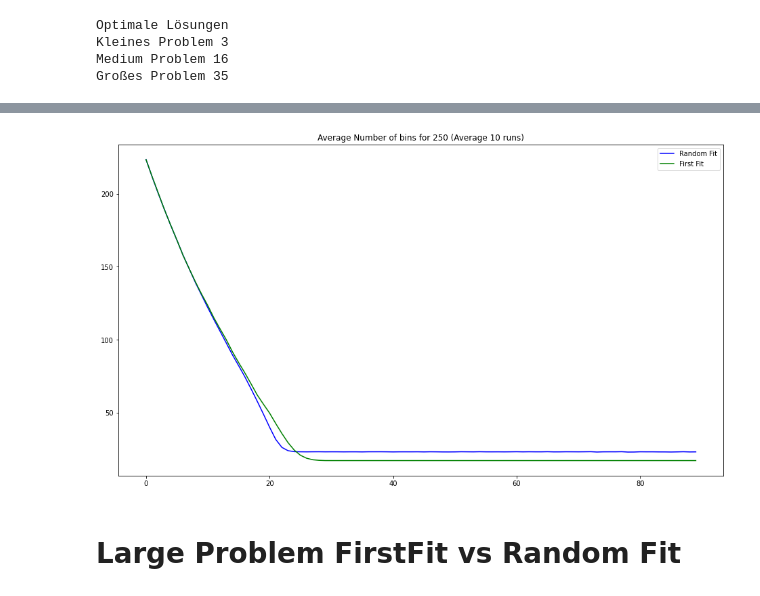
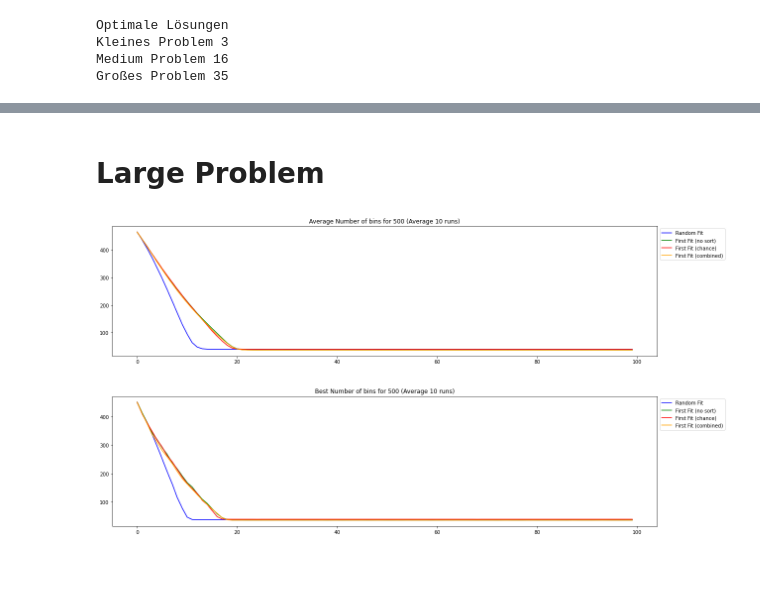
Before and after one commit to schtim/NatureInspiredAlgorithms_Code, a Jupyter notebook: GeneticAlgorithm/TestNotebooks/HeuristicTest.ipynb, the cells around one changed output, grey strips where cells are left out. Cells and saved outputs as stored; diff of their text form; code cells hidden in the pictures; blank space fills up the shorter version.

```diff
--- a/GeneticAlgorithm/TestNotebooks/HeuristicTest.ipynb
+++ b/GeneticAlgorithm/TestNotebooks/HeuristicTest.ipynb
@@ -71,30 +175,65 @@ plt.show()
+# %% [markdown]
+# Large Problem
 # %%
 av_number = 10
-number_generations = 90
+number_generations = 100
+pop_size = 80
+crossover_prob = 0.8
+mutation_prob = 0.05
+fitness_function = 'amount_bins_pow'
+objects = large_objects
+container_vol= large_container[0]
+container_weight= large_container[1]
+amount_obj = len(large_objects)
+
 average_vals_random = np.zeros((av_number, number_generations))
-average_vals_first = np.zeros((av_number, number_generations))
+average_vals_first_no_sort = np.zeros((av_number, number_generations))
+average_vals_first_combined = np.zeros((av_number, number_generations))
+average_vals_first_chance = np.zeros((av_number, number_generations))
+best_vals_random = np.zeros((av_number, number_generations))
+best_vals_first_no_sort = np.zeros((av_number, number_generations))
+best_vals_first_combined = np.zeros((av_number, number_generations))
+best_vals_first_chance = np.zeros((av_number, number_generations))
 
 for index in np.arange(av_number):
-    GA = GeneticAlgorithm(medium_objects, 80, medium_container[0], medium_container[1], 0.8, 0.05, number_generations, 'fill', 'random')
-    _,_, average_vals_random[index], _,_,_ = GA.run()
-    GA = GeneticAlgorithm(medium_objects, 80, medium_container[0], medium_container[1], 0.8, 0.05, number_generations, 'fill', 'first_fit')
-    _,_, average_vals_first[index], _,_,_ = GA.run()
+    GA = GeneticAlgorithm(objects, pop_size, container_vol, container_weight, crossover_prob, mutation_prob, number_generations, fitness_function, 'random')
+    _,_, average_vals_random[index], best_vals_random[index],_,_ = GA.run()
+    GA = GeneticAlgorithm(objects, pop_size, container_vol, container_weight, crossover_prob, mutation_prob, number_generations, fitness_function, 'first_fit', fit_sort = 'no_sort')
+    _,_, average_vals_first_no_sort[index], best_vals_first_no_sort[index],_,_ = GA.run()
+    GA = GeneticAlgorithm(objects, pop_size, container_vol, container_weight, crossover_prob, mutation_prob, number_generations, fitness_function, 'first_fit', fit_sort = 'combined')
+    _,_, average_vals_first_combined[index], best_vals_first_combined[index],_,_ = GA.run()
+    GA = GeneticAlgorithm(objects, pop_size, container_vol, container_weight, crossover_prob, mutation_prob, number_generations, fitness_function, 'first_fit', fit_sort = 'chance')
+    _,_, average_vals_first_chance[index], best_vals_first_chance[index],_,_ = GA.run()
+
 
 # calc average
 average_vals_random = np.average(average_vals_random, 0)
-average_vals_first = np.average(average_vals_first, 0)
+average_vals_first_no_sort = np.average(average_vals_first_no_sort, 0)
+average_vals_first_combined = np.average(average_vals_first_combined, 0)
+average_vals_first_chance = np.average(average_vals_first_chance, 0)
+best_vals_random = np.average(best_vals_random, 0)
+best_vals_first_no_sort = np.average(best_vals_first_no_sort, 0)
+best_vals_first_combined = np.average(best_vals_first_combined, 0)
+best_vals_first_chance = np.average(best_vals_first_chance, 0)
+
 
 # Plot
 x_vals = np.arange(number_generations)
 # Punkte visualisieren
-fig, ax = plt.subplots(1,figsize=(16,9))
-ax.set_title(f'Average Number of bins for {len(medium_objects)} (Average {av_number} runs)')
-ax.plot(x_vals, average_vals_random, color="blue", label = 'Random Fit')
-ax.plot(x_vals, average_vals_first, color="green", label = 'First Fit')
-
-plt.legend()
+fig, ax = plt.subplots(2,figsize=(16,9))
+fig.tight_layout(h_pad=6)
+ax[0].set_title(f'Average Number of bins for {amount_obj} (Average {av_number} runs)')
+ax[0].plot(x_vals, average_vals_random, color="blue", label = 'Random Fit')
+ax[0].plot(x_vals, average_vals_first_no_sort, color="green", label = 'First Fit (no sort)')
+ax[0].plot(x_vals, average_vals_first_chance, color="red", label = 'First Fit (chance)')
+ax[0].plot(x_vals, average_vals_first_combined, color="orange", label = 'First Fit (combined)')
+ax[0].legend(bbox_to_anchor=(1,1), loc="upper left")
+ax[1].set_title(f'Best Number of bins for {amount_obj} (Average {av_number} runs)')
+ax[1].plot(x_vals, best_vals_random, color="blue", label = 'Random Fit')
+ax[1].plot(x_vals, best_vals_first_no_sort, color="green", label = 'First Fit (no sort)')
+ax[1].plot(x_vals, best_vals_first_chance, color="red", label = 'First Fit (chance)')
+ax[1].plot(x_vals, best_vals_first_combined, color="orange", label = 'First Fit (combined)')
+ax[1].legend(bbox_to_anchor=(1,1), loc="upper left")
 plt.show()
 # %% [output]
-[figure, old version]
+[figure, new version]
-# %% [markdown]
-# Large Problem FirstFit vs Random Fit
```
Also changed, not shown: parts of 8 cells of this notebook, 5 other files.
